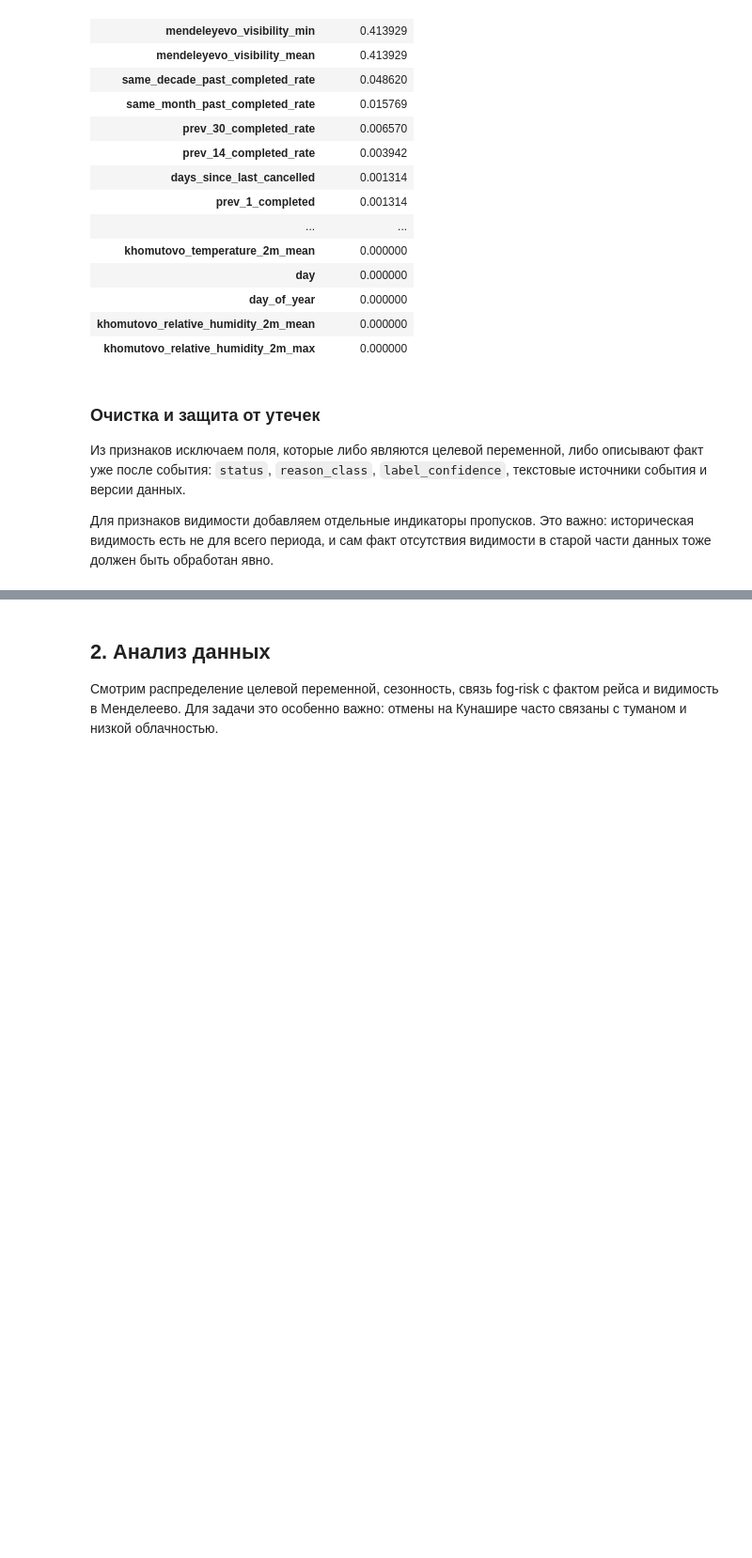
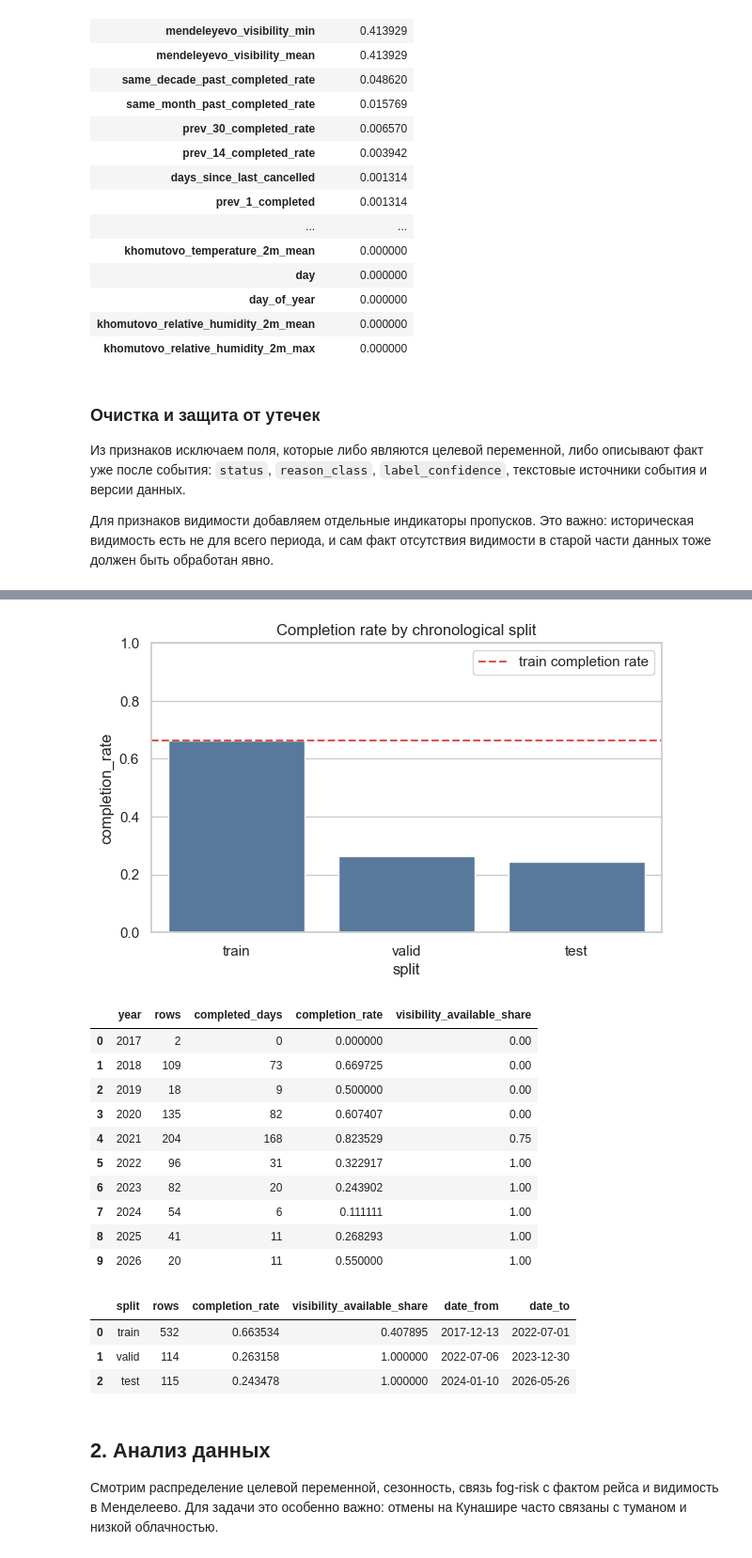
Before and after one commit to Vladimir-Zimin226/flyforecast, a Jupyter notebook: notebooks/baseline_solution.ipynb, the cells around one changed output, grey strips where cells are left out. Shown at 94% size. Cells and saved outputs as stored; diff of their text form; code cells hidden in the pictures; blank space fills up the shorter version.

```diff
--- a/notebooks/baseline_solution.ipynb
+++ b/notebooks/baseline_solution.ipynb
@@ -175,0 +197,61 @@ Dropped all-missing-in-train columns: []
+# %%
+drift_summary = split_summary.copy()
+drift_summary["cancelled_rate"] = 1 - drift_summary["completion_rate"]
+drift_summary["completion_rate_delta_vs_train"] = (
+    drift_summary["completion_rate"] - drift_summary.loc[drift_summary["split"] == "train", "completion_rate"].iloc[0]
+)
+
+display(
+    drift_summary[
+        [
+            "split",
+            "rows",
+            "date_from",
+            "date_to",
+            "completed_days",
+            "cancelled_days",
+            "completion_rate",
+            "cancelled_rate",
+            "completion_rate_delta_vs_train",
+        ]
+    ]
+)
+
+fig, ax = plt.subplots(figsize=(7, 4))
+sns.barplot(data=drift_summary, x="split", y="completion_rate", ax=ax, color="#4c78a8")
+ax.axhline(y_train.mean(), color="#d9534f", linestyle="--", label="train completion rate")
+ax.set_ylim(0, 1)
+ax.set_title("Completion rate by chronological split")
+ax.set_ylabel("completion_rate")
+ax.legend()
+plt.show()
+
+yearly_summary = (
+    df.assign(year=df["date"].dt.year)
+    .groupby("year")
+    .agg(
+        rows=(target, "size"),
+        completed_days=(target, "sum"),
+        completion_rate=(target, "mean"),
+        visibility_available_share=("mendeleyevo_visibility_min", lambda s: s.notna().mean()),
+    )
+    .reset_index()
+)
+
+display(yearly_summary)
+
+visibility_coverage = (
+    df.assign(split=split_labels, visibility_available=df["mendeleyevo_visibility_min"].notna())
+    .groupby("split", sort=False)
+    .agg(
+        rows=(target, "size"),
+        completion_rate=(target, "mean"),
+        visibility_available_share=("visibility_available", "mean"),
+        date_from=("date", "min"),
+        date_to=("date", "max"),
+    )
+    .reset_index()
+)
+
+display(visibility_coverage)
+# %% [output]
@@ -176,3 +262,19 @@ Dropped all-missing-in-train columns: []
+[figure, added]
+|  | year | rows | completed_days | completion_rate | visibility_available_share |
+| 0 | 2017 | 2 | 0 | 0.000000 | 0.00 |
+| 1 | 2018 | 109 | 73 | 0.669725 | 0.00 |
+| 2 | 2019 | 18 | 9 | 0.500000 | 0.00 |
+| 3 | 2020 | 135 | 82 | 0.607407 | 0.00 |
+| 4 | 2021 | 204 | 168 | 0.823529 | 0.75 |
+| 5 | 2022 | 96 | 31 | 0.322917 | 1.00 |
+| 6 | 2023 | 82 | 20 | 0.243902 | 1.00 |
+| 7 | 2024 | 54 | 6 | 0.111111 | 1.00 |
+| 8 | 2025 | 41 | 11 | 0.268293 | 1.00 |
+| 9 | 2026 | 20 | 11 | 0.550000 | 1.00 |
+|  | split | rows | completion_rate | visibility_available_share | date_from | date_to |
+| 0 | train | 532 | 0.663534 | 0.407895 | 2017-12-13 | 2022-07-01 |
+| 1 | valid | 114 | 0.263158 | 1.000000 | 2022-07-06 | 2023-12-30 |
+| 2 | test | 115 | 0.243478 | 1.000000 | 2024-01-10 | 2026-05-26 |
 # %% [markdown]
 ## 2. Анализ данных
 
```
Also changed, not shown: parts of 19 cells of this notebook.
